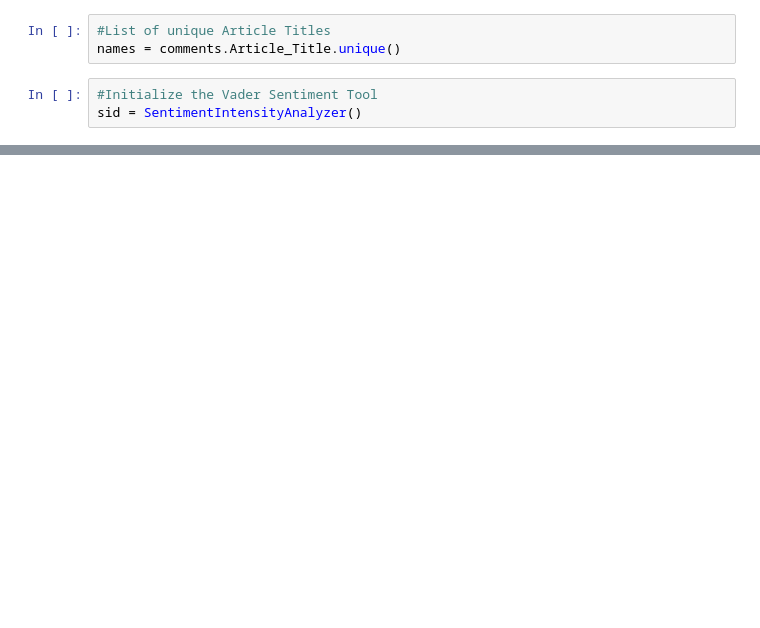
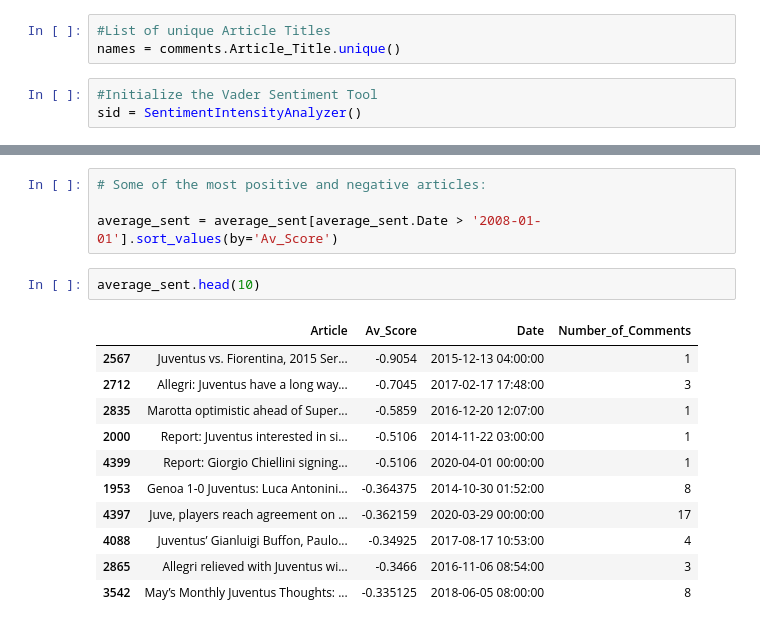
Before and after one commit to rsolter/BWRAO-Comment-Scraper, a Jupyter notebook: Sentiment Analysis.ipynb, the cells around one changed output, grey strips where cells are left out. Cells and saved outputs as stored; diff of their text form; blank space fills up the shorter version.

```diff
--- a/Sentiment Analysis.ipynb
+++ b/Sentiment Analysis.ipynb
@@ -47,0 +131,18 @@ test
+# %%
+# Some of the most positive and negative articles:
+
+average_sent = average_sent[average_sent.Date > '2008-01-01'].sort_values(by='Av_Score')
+# %%
+average_sent.head(10)
+# %% [output]
+|  | Article | Av_Score | Date | Number_of_Comments |
+| 2567 | Juventus vs. Fiorentina, 2015 Ser... | -0.9054 | 2015-12-13 04:00:00 | 1 |
+| 2712 | Allegri: Juventus have a long way... | -0.7045 | 2017-02-17 17:48:00 | 3 |
+| 2835 | Marotta optimistic ahead of Super... | -0.5859 | 2016-12-20 12:07:00 | 1 |
+| 2000 | Report: Juventus interested in si... | -0.5106 | 2014-11-22 03:00:00 | 1 |
+| 4399 | Report: Giorgio Chiellini signing... | -0.5106 | 2020-04-01 00:00:00 | 1 |
+| 1953 | Genoa 1-0 Juventus: Luca Antonini... | -0.364375 | 2014-10-30 01:52:00 | 8 |
+| 4397 | Juve, players reach agreement on ... | -0.362159 | 2020-03-29 00:00:00 | 17 |
+| 4088 | Juventus’ Gianluigi Buffon, Paulo... | -0.34925 | 2017-08-17 10:53:00 | 4 |
+| 2865 | Allegri relieved with Juventus wi... | -0.3466 | 2016-11-06 08:54:00 | 3 |
+| 3542 | May’s Monthly Juventus Thoughts: ... | -0.335125 | 2018-06-05 08:00:00 | 8 |
```
Also changed, not shown: parts of 14 cells of this notebook.
